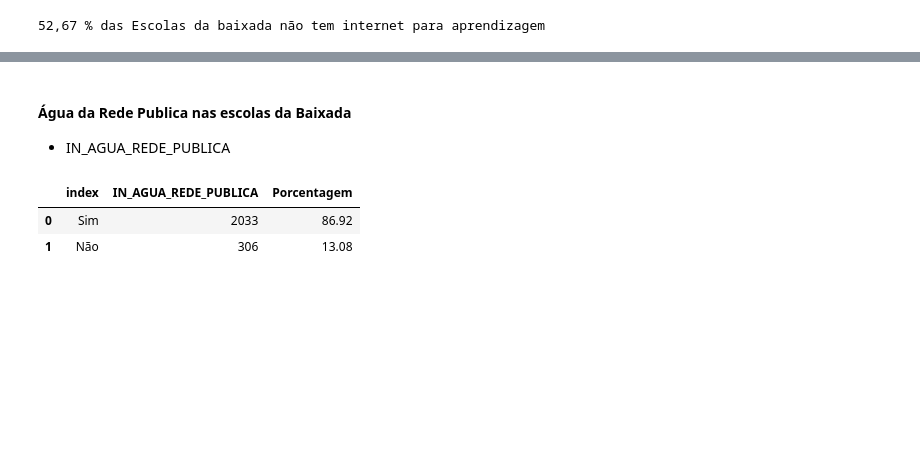
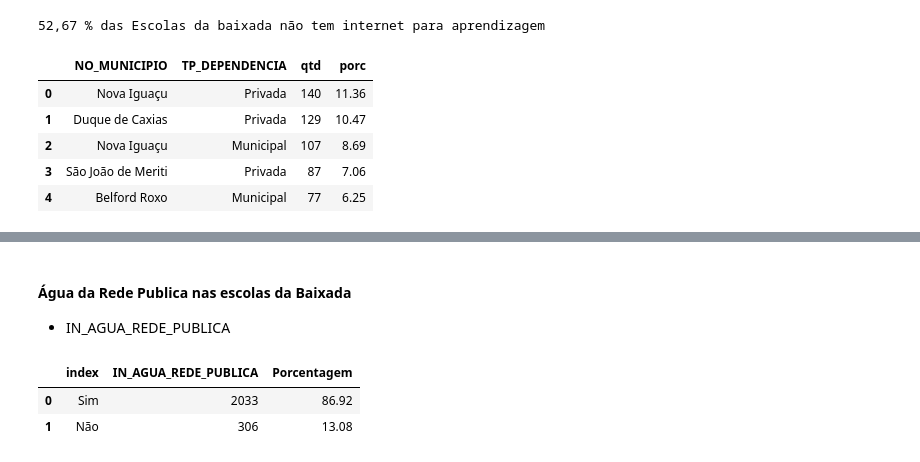
Before and after one commit to CyberBantu/Analise_CensoEscolar_RJ, a Jupyter notebook: Analise_dados_CensoEscolar_RJ.ipynb, the cells around one changed output, grey strips where cells are left out. Saved outputs shown, nothing was run; the diff lists cells and outputs as text; code cells hidden in the pictures; blank space fills up the shorter version.

```diff
--- a/Analise_dados_CensoEscolar_RJ.ipynb
+++ b/Analise_dados_CensoEscolar_RJ.ipynb
@@ -230,0 +235,9 @@ print('52,67 % das Escolas da baixada não tem internet para aprendizagem')
+# %%
+baixada_sem_net.head()
+# %% [output]
+|  | NO_MUNICIPIO | TP_DEPENDENCIA | qtd | porc |
+| 0 | Nova Iguaçu | Privada | 140 | 11.36 |
+| 1 | Duque de Caxias | Privada | 129 | 10.47 |
+| 2 | Nova Iguaçu | Municipal | 107 | 8.69 |
+| 3 | São João de Meriti | Privada | 87 | 7.06 |
+| 4 | Belford Roxo | Municipal | 77 | 6.25 |
```
Also changed, not shown: parts of 4 cells of this notebook.
